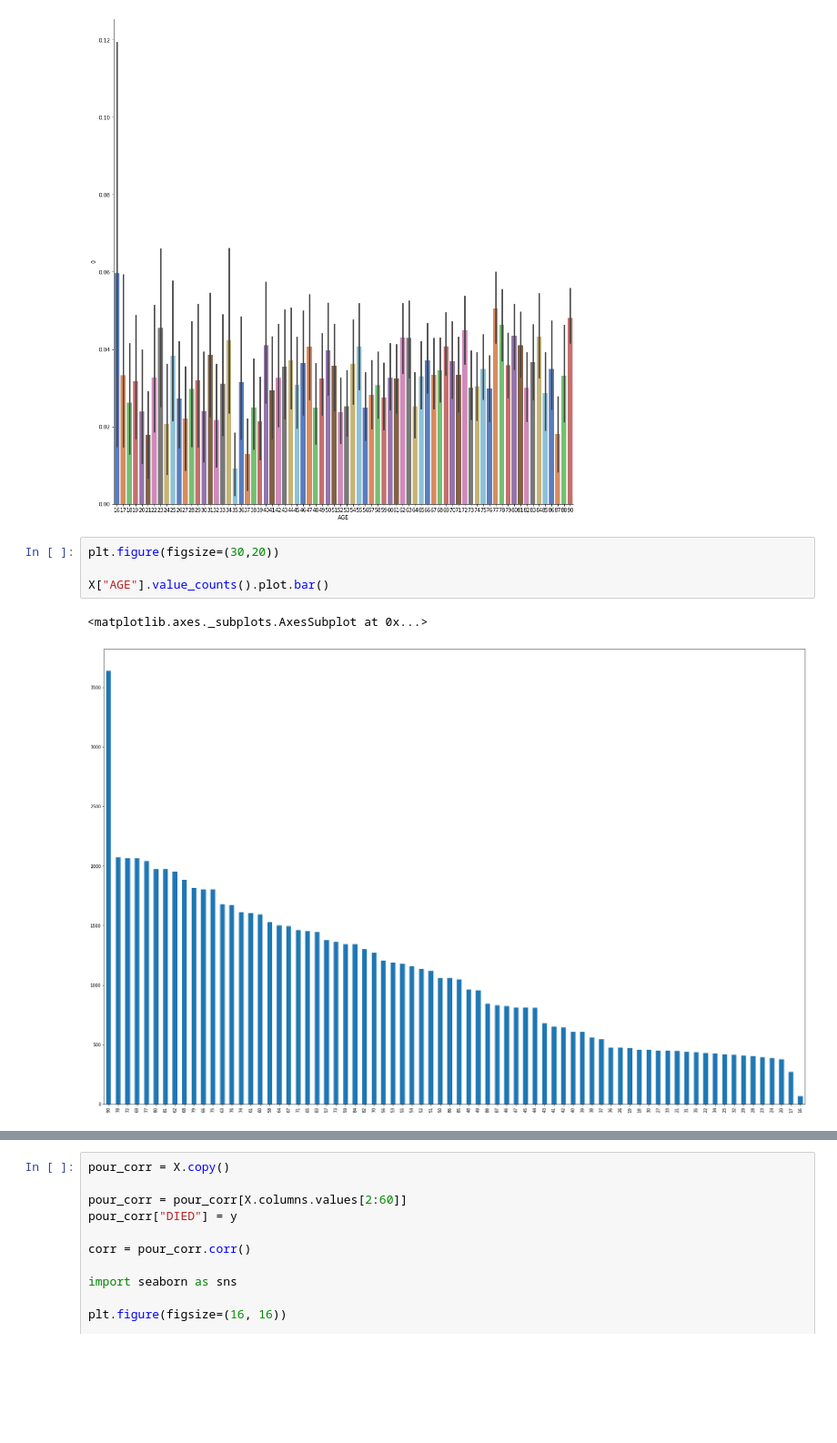
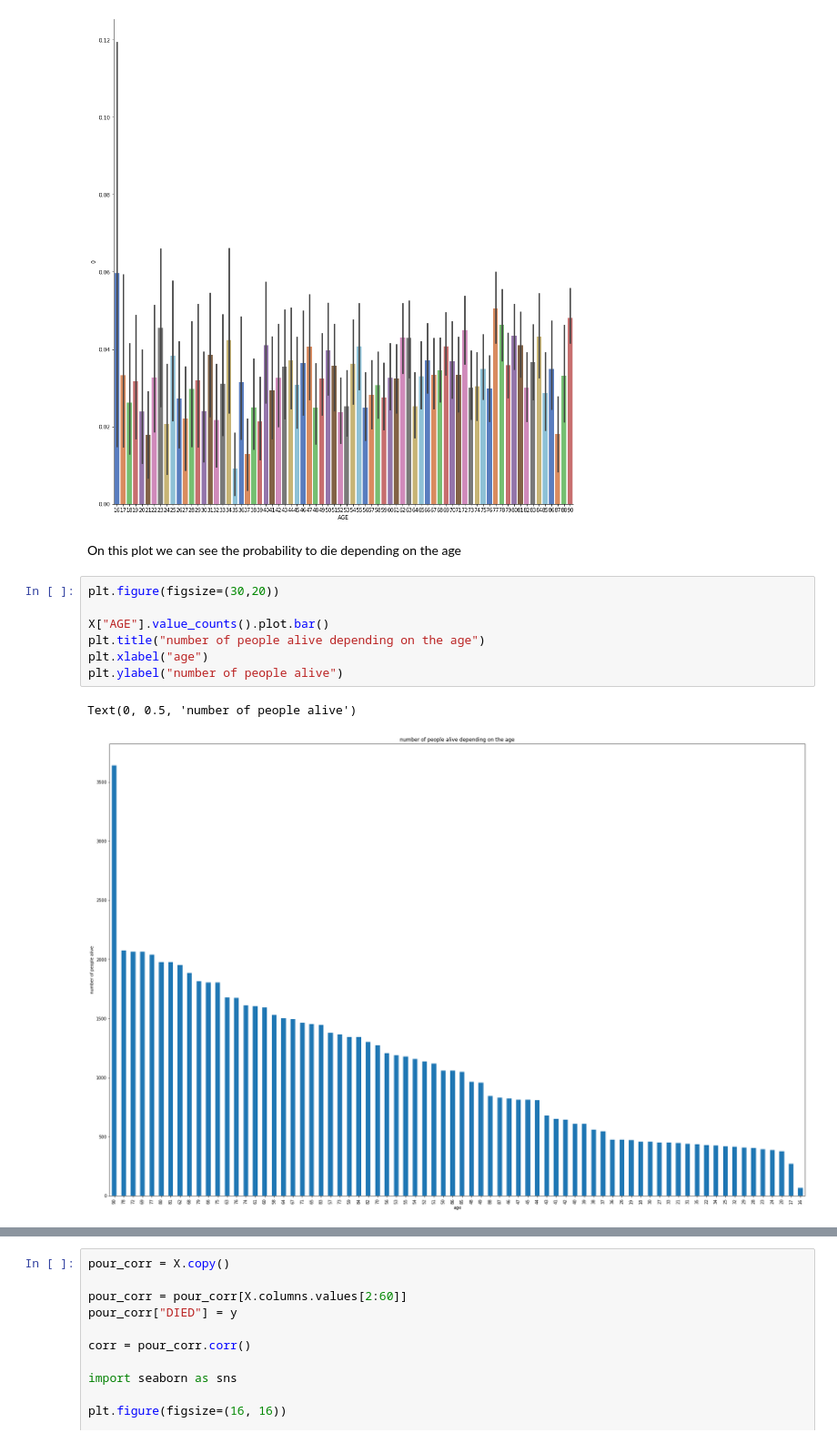
Before and after one commit to lyshuga/DataCamp, a Jupyter notebook: TP3-black.ipynb, the cells around one changed output, grey strips where cells are left out. Shown at 91% size. Cells and saved outputs as stored; diff of their text form; blank space fills up the shorter version.

```diff
--- a/TP3-black.ipynb
+++ b/TP3-black.ipynb
@@ -779,13 +761,18 @@ g = sns.catplot(x="AGE", y=0,data=dlg, kind="bar", palette="muted")
 g.fig.set_size_inches(15,15)
 # %% [output]
 [figure]
+# %% [markdown]
+On this plot we can see the probability to die depending on the age
 # %%
 plt.figure(figsize=(30,20))
 
 X["AGE"].value_counts().plot.bar()
+plt.title("number of people alive depending on the age")
+plt.xlabel("age")
+plt.ylabel("number of people alive")
 # %% [output]
-<matplotlib.axes._subplots.AxesSubplot at 0x...>
+Text(0, 0.5, 'number of people alive')
-[figure, old version]
+[figure, new version]
 # %%
 plt.figure(figsize=(30,20))
 new_x = X[y==1]["AGE"]
```
Also changed, not shown: parts of 6 cells of this notebook.
